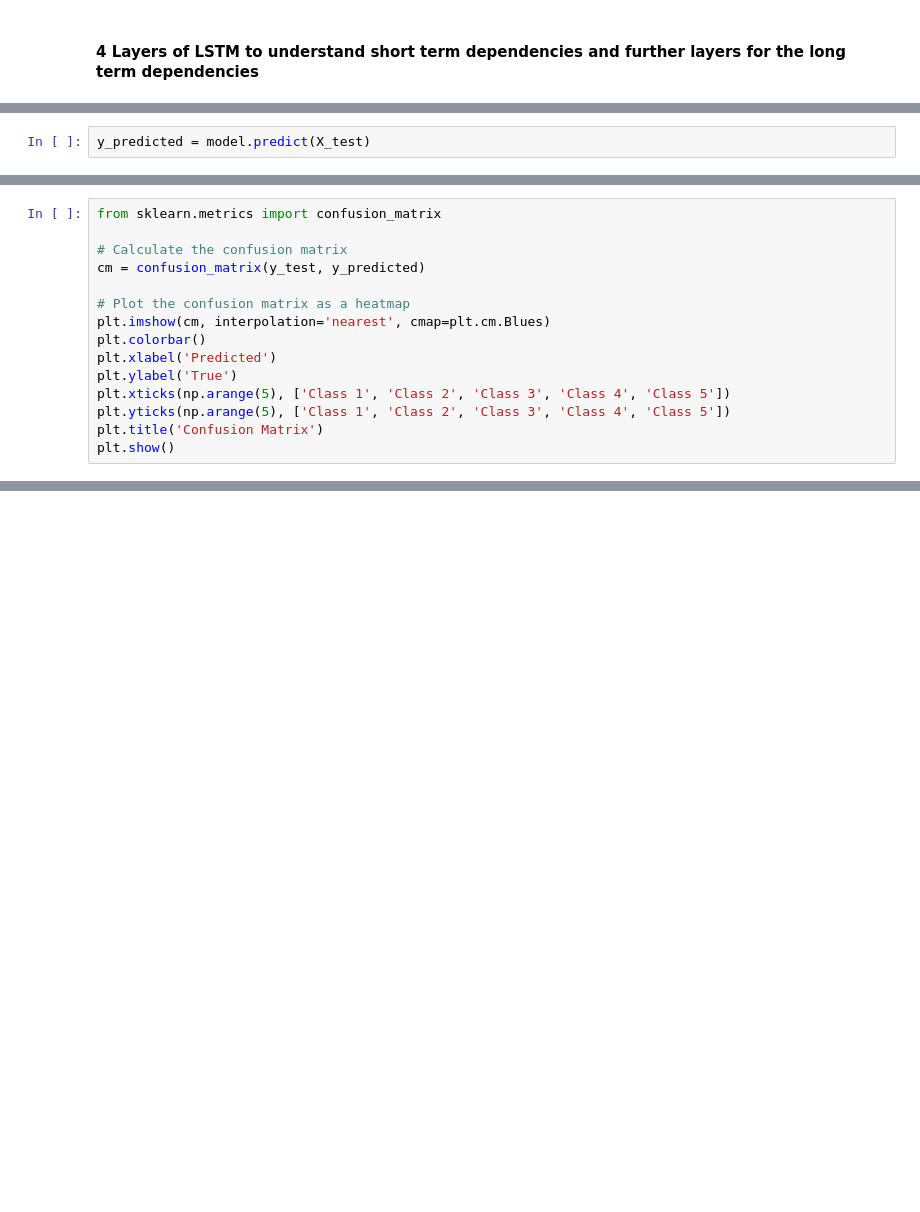
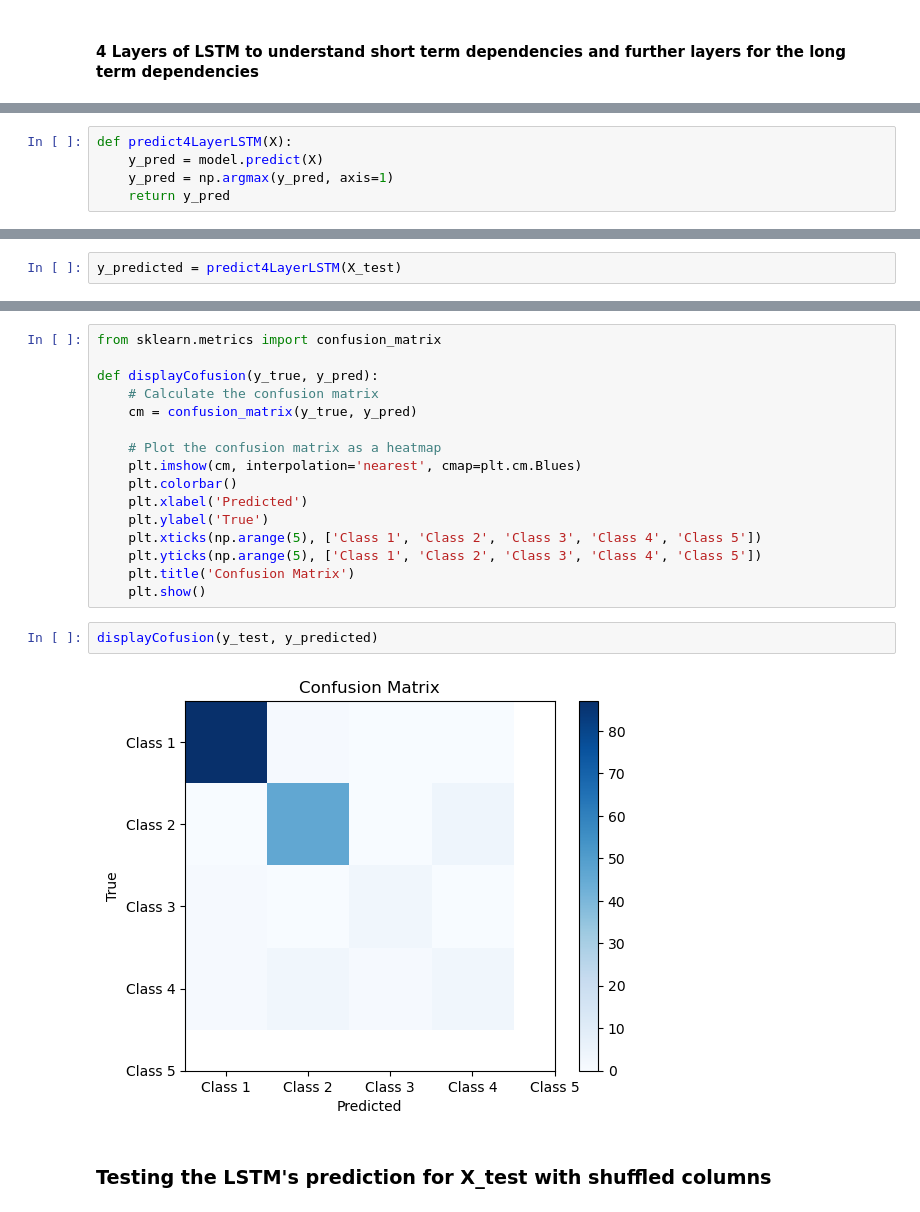
Before and after one commit to vsg-vsg/Time-Series-Data-Dimension-Reduction, a Jupyter notebook: ECG5000-2.ipynb, the cells around one changed output, grey strips where cells are left out. Drawn from its saved outputs; the diff is of its cells as text; blank space fills up the shorter version.

```diff
--- a/ECG5000-2.ipynb
+++ b/ECG5000-2.ipynb
@@ -280,2 +297,5 @@ Epoch 100/100
 # %%
-y_predicted = model.predict(X_test)
+def predict4LayerLSTM(X):
+    y_pred = model.predict(X)
+    y_pred = np.argmax(y_pred, axis=1)
+    return y_pred
@@ -343,15 +301,0 @@ F1-score: 0.98989898989899
-# %%
-from sklearn.metrics import confusion_matrix
-
-# Calculate the confusion matrix
-cm = confusion_matrix(y_test, y_predicted)
-
-# Plot the confusion matrix as a heatmap
-plt.imshow(cm, interpolation='nearest', cmap=plt.cm.Blues)
-plt.colorbar()
-plt.xlabel('Predicted')
-plt.ylabel('True')
-plt.xticks(np.arange(5), ['Class 1', 'Class 2', 'Class 3', 'Class 4', 'Class 5'])
-plt.yticks(np.arange(5), ['Class 1', 'Class 2', 'Class 3', 'Class 4', 'Class 5'])
-plt.title('Confusion Matrix')
-plt.show()
@@ -375,0 +302,2 @@ plt.show()
+# %%
+y_predicted = predict4LayerLSTM(X_test)
@@ -375,0 +338,22 @@ plt.show()
+# %%
+from sklearn.metrics import confusion_matrix
+
+def displayCofusion(y_true, y_pred):
+    # Calculate the confusion matrix
+    cm = confusion_matrix(y_true, y_pred)
+
+    # Plot the confusion matrix as a heatmap
+    plt.imshow(cm, interpolation='nearest', cmap=plt.cm.Blues)
+    plt.colorbar()
+    plt.xlabel('Predicted')
+    plt.ylabel('True')
+    plt.xticks(np.arange(5), ['Class 1', 'Class 2', 'Class 3', 'Class 4', 'Class 5'])
+    plt.yticks(np.arange(5), ['Class 1', 'Class 2', 'Class 3', 'Class 4', 'Class 5'])
+    plt.title('Confusion Matrix')
+    plt.show()
+# %%
+displayCofusion(y_test, y_predicted)
+# %% [output]
+[figure, added]
+# %% [markdown]
+### Testing the LSTM's prediction for X_test with shuffled columns
```
Also changed, not shown: parts of 47 cells of this notebook, 4 other files.
